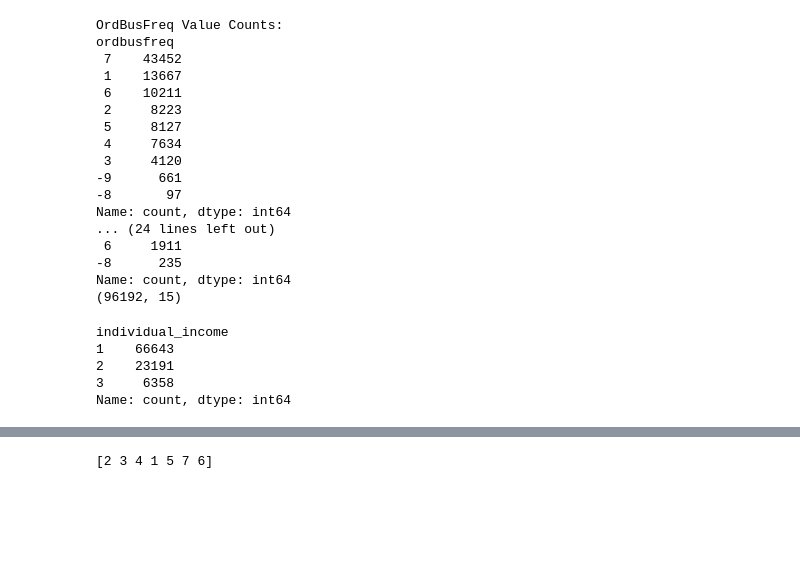
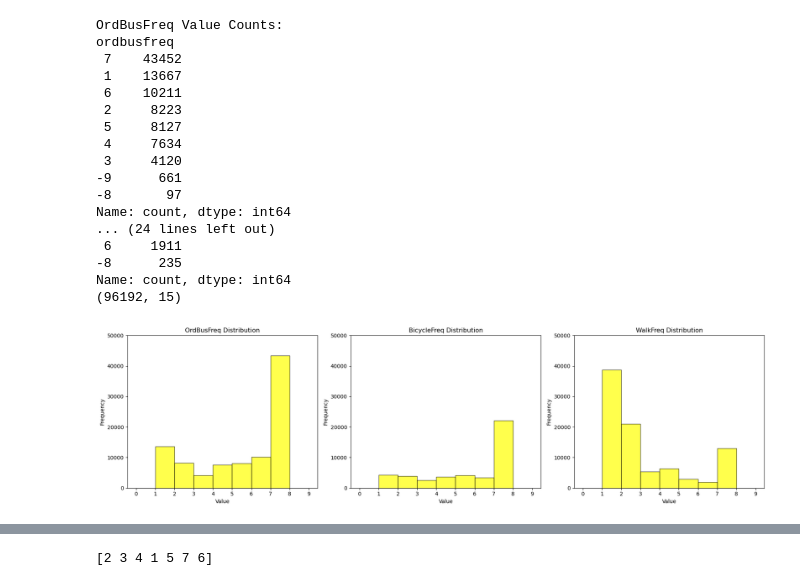
Before and after one commit to xiaolinliu0704/Study-of-UK-travel-pattern-1998-2018, a Jupyter notebook: Study_of_Transportation_Behavior_Patterns.ipynb, the cells around one changed output, grey strips where cells are left out. Cells and saved outputs as stored; diff of their text form; code cells hidden in the pictures; blank space fills up the shorter version.

```diff
--- a/Study_of_Transportation_Behavior_Patterns.ipynb
+++ b/Study_of_Transportation_Behavior_Patterns.ipynb
@@ -344,60 +340,43 @@ Name: count, dtype: int64
 Name: count, dtype: int64
 (96192, 15)
 # %%
-# Define the range for the x-axis and create bins
-x_range = np.arange(-10, 9, 1)  # Range from -10 to 8 with a step of 1
+# Define the range for the x-axis and bins
+x_range = range(0, 9)  # From -10 to 8 inclusive
+bin_edges = [x for x in range(0, 10, 1)]  # Define bin edges with an interval of 2
 
-# Plot histograms and overlay line plots
+# Set a common y-axis limit based on the maximum frequency among the histograms
+common_y_limit = 50000
+
+# Plot histogram for 'ordbusfreq'
 plt.figure(figsize=(18, 5))  # Set figure size
-
-# OrdBusFreq Histogram
-plt.subplot(1, 3, 1)
-hist_ordbusfreq, bins_ordbusfreq, _ = plt.hist(yth20['ordbusfreq'].dropna(), bins=x_range, edgecolor='black', color='yellow', alpha=0.7, label='OrdBusFreq')
-# Overlay line plot
-bin_centers_ordbusfreq = (bins_ordbusfreq[:-1] + bins_ordbusfreq[1:]) / 2
-plt.plot(bin_centers_ordbusfreq, hist_ordbusfreq, color='blue', linestyle='-', marker='o', label='Line plot')
+plt.subplot(1, 3, 1)  # Create a subplot for the first histogram
+plt.hist(yth20['ordbusfreq'].dropna(), bins=bin_edges, color='yellow', edgecolor='black', alpha=0.7)
 plt.title('OrdBusFreq Distribution')
 plt.xlabel('Value')
 plt.ylabel('Frequency')
-plt.xticks(x_range)
-plt.yticks(np.arange(0, max(hist_ordbusfreq) + 1, step=2))
-plt.legend()
+plt.xticks(bin_edges)  # Set x-axis ticks to match the bin edges
+plt.ylim(0, common_y_limit)  # Set the y-axis limit to the common limit
 
-# BicycleFreq Histogram
-plt.subplot(1, 3, 2)
-hist_bicyclefreq, bins_bicyclefreq, _ = plt.hist(yth20['bicyclefreq'].dropna(), bins=x_range, edgecolor='black', color='yellow', alpha=0.7, label='BicycleFreq')
-# Overlay line plot
-bin_centers_bicyclefreq = (bins_bicyclefreq[:-1] + bins_bicyclefreq[1:]) / 2
-plt.plot(bin_centers_bicyclefreq, hist_bicyclefreq, color='blue', linestyle='-', marker='o', label='Line plot')
+# Plot histogram for 'bicyclefreq'
+plt.subplot(1, 3, 2)  # Create a subplot for the second histogram
+plt.hist(yth20['bicyclefreq'].dropna(), bins=bin_edges, color='yellow', edgecolor='black', alpha=0.7)
 plt.title('BicycleFreq Distribution')
 plt.xlabel('Value')
 plt.ylabel('Frequency')
-plt.xticks(x_range)
-plt.yticks(np.arange(0, max(hist_bicyclefreq) + 1, step=2))
-plt.legend()
+plt.xticks(bin_edges)  # Set x-axis ticks to match the bin edges
+plt.ylim(0, common_y_limit)  # Set the y-axis limit to the common limit
 
-# WalkFreq Histogram
-plt.subplot(1, 3, 3)
-hist_walkfreq, bins_walkfreq, _ = plt.hist(yth20['walkfreq'].dropna(), bins=x_range, edgecolor='black', color='yellow', alpha=0.7, label='WalkFreq')
-# Overlay line plot
-bin_centers_walkfreq = (bins_walkfreq[:-1] + bins_walkfreq[1:]) / 2
-plt.plot(bin_centers_walkfreq, hist_walkfreq, color='blue', linestyle='-', marker='o', label='Line plot')
+# Plot histogram for 'walkfreq'
+plt.subplot(1, 3, 3)  # Create a subplot for the third histogram
+plt.hist(yth20['walkfreq'].dropna(), bins=bin_edges, color='yellow', edgecolor='black', alpha=0.7)
 plt.title('WalkFreq Distribution')
 plt.xlabel('Value')
 plt.ylabel('Frequency')
-plt.xticks(x_range)
-plt.yticks(np.arange(0, max(hist_walkfreq) + 1, step=2))
-plt.legend()
+plt.xticks(bin_edges)  # Set x-axis ticks to match the bin edges
+plt.ylim(0, common_y_limit)  # Set the y-axis limit to the common limit
 
 # Adjust layout to prevent overlap
 plt.tight_layout()
 plt.show()
+# %% [output]
+[figure, added]
-# %%
-main_mode_counts = yth20['individual_income'].value_counts()
-print(main_mode_counts)
-# %% [output]
-individual_income
-1    66643
-2    23191
-3     6358
-Name: count, dtype: int64
```
Also changed, not shown: parts of 55 cells of this notebook.
